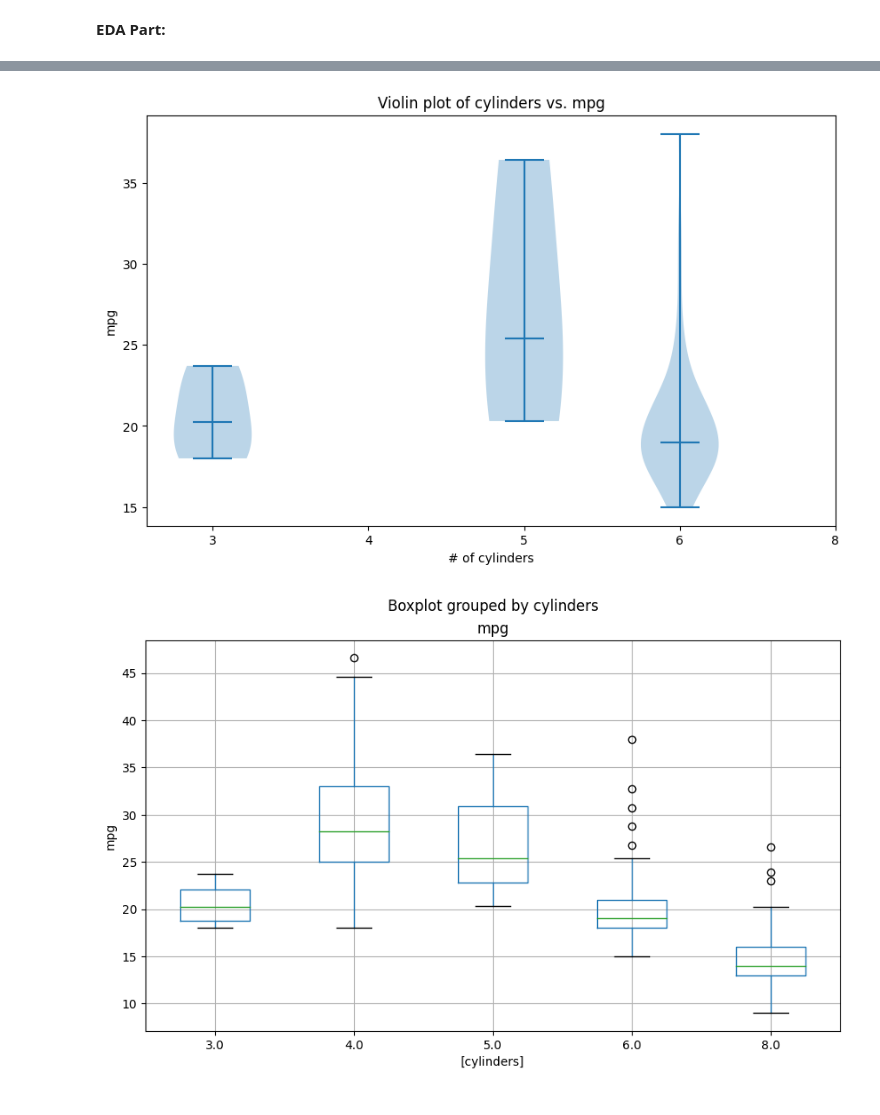
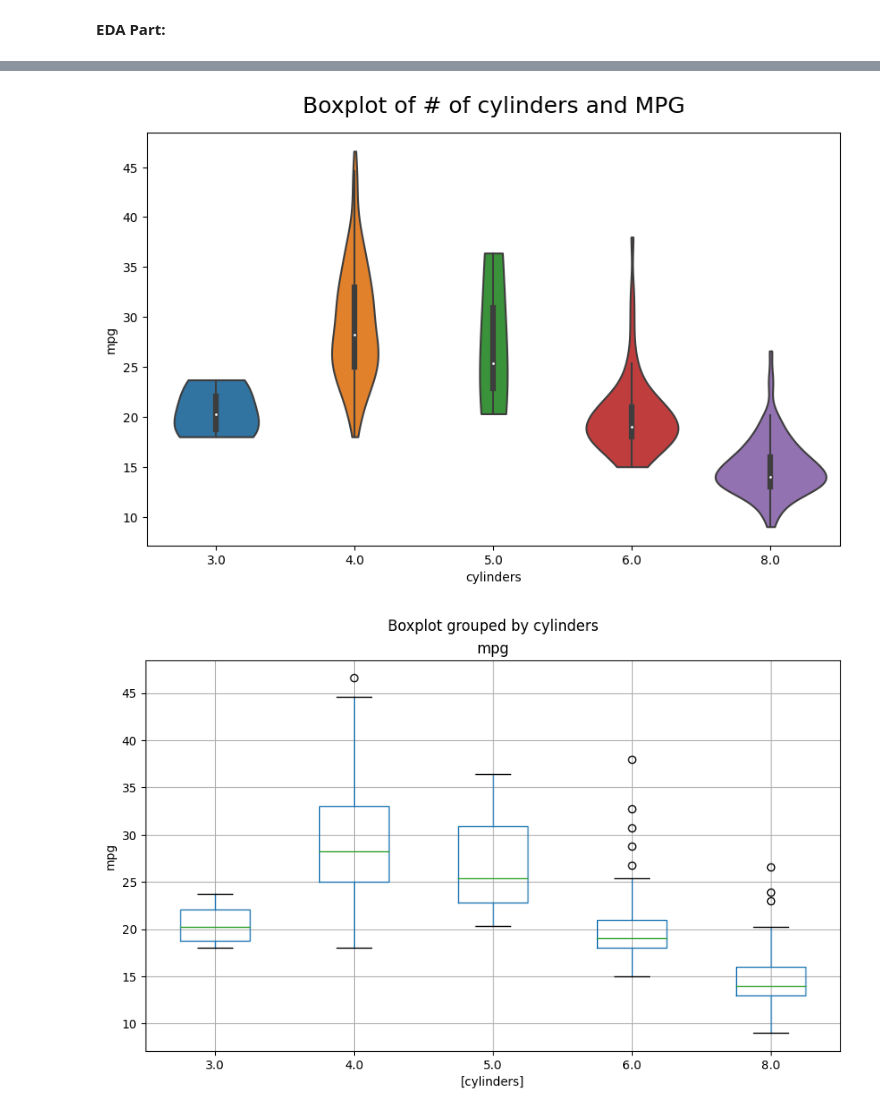
Before and after one commit to RuizeMa666/DATA1030_Midterm_Project, a Jupyter notebook: Auto_mpg.ipynb, the cells around one changed output, grey strips where cells are left out. Cells and saved outputs as stored; diff of their text form; code cells hidden in the pictures.

```diff
--- a/Auto_mpg.ipynb
+++ b/Auto_mpg.ipynb
@@ -11,6 +11,8 @@ data1 = pd.read_fwf(r"D:\Desktop\Fall\DATA1030\project\auto+mpg\auto-mpg.data-or
 data1[['8', '9']] = data1[7].str.split('.\t', expand=True)
 data1 = data1.loc[:, data1.columns != 7]
 data1.columns = ['mpg', 'cylinders', 'displacement', 'horsepower', 'weight', 'acceleration', 'model_year', 'origin', 'car_name']
+data1 = data1.loc[:, data1.columns != 'model_year']
+data1 = data1.loc[:, data1.columns != 'car_name']
 data1.head()
 data1.info()
 pd.value_counts(data1['cylinders'])
@@ -20,9 +22,10 @@ X = data1.loc[:, data1.columns != 'mpg']
 X = X.loc[:, X.columns != 'model_year']
 X = X.loc[:, X.columns != 'car_name']
 y = data1['mpg']
+
 data_try = data1[data1['mpg'].notna()]
 data_try.info()
-X.head()
+data1.info()
 # %% [output]
 <class 'pandas.core.frame.DataFrame'>
 RangeIndex: 406 entries, 0 to 405
@@ -148,20 +143,24 @@ origin            0.218845    0.187656  1.000000
 # %%
-dataset = [data1[data1['cylinders']== 3.0]['mpg'].values,
-           data1[data1['cylinders']== 4.0]['mpg'].values,
-           data1[data1['cylinders']== 5.0]['mpg'].values,
-           data1[data1['cylinders']== 6.0]['mpg'].values,
-           data1[data1['cylinders']== 8.0]['mpg'].values]
+# dataset = [data1[data1['cylinders']== 3.0]['mpg'].values,
+#            data1[data1['cylinders']== 4.0]['mpg'].values,
+#            data1[data1['cylinders']== 5.0]['mpg'].values,
+#            data1[data1['cylinders']== 6.0]['mpg'].values,
+#            data1[data1['cylinders']== 8.0]['mpg'].values]
 
+# plt.figure(figsize=(10,6))
+
+# plt.violinplot(dataset = dataset, showmedians = True, showextrema = True)
+# plt.xticks([1, 2, 3, 4, 5],['3','4', '5', '6', '8'])
+# plt.title('Violin plot of cylinders vs. mpg')
+# plt.xlabel('# of cylinders')
+# plt.ylabel('mpg')
+# plt.show()
+# data1['cylinders']
 plt.figure(figsize=(10,6))
-
-plt.violinplot(dataset = dataset, showmedians = True, showextrema = True)
-plt.xticks([1, 2, 3, 4, 5],['3','4', '5', '6', '8'])
-plt.title('Violin plot of cylinders vs. mpg')
-plt.xlabel('# of cylinders')
-plt.ylabel('mpg')
-plt.show()
+graph = sns.violinplot(data = data1, x = data1['cylinders'], y = data1['mpg'],
+                       cut = 0).set_title('Boxplot of # of cylinders and MPG', fontdict={'fontsize':18}, pad=16)
 # %% [output]
-[figure, old version]
+[figure, new version]
 # %%
 data1[['mpg','cylinders']].boxplot(by='cylinders',figsize=(10, 6))
 plt.ylabel('mpg')
```
Also changed, not shown: parts of 10 cells of this notebook.
